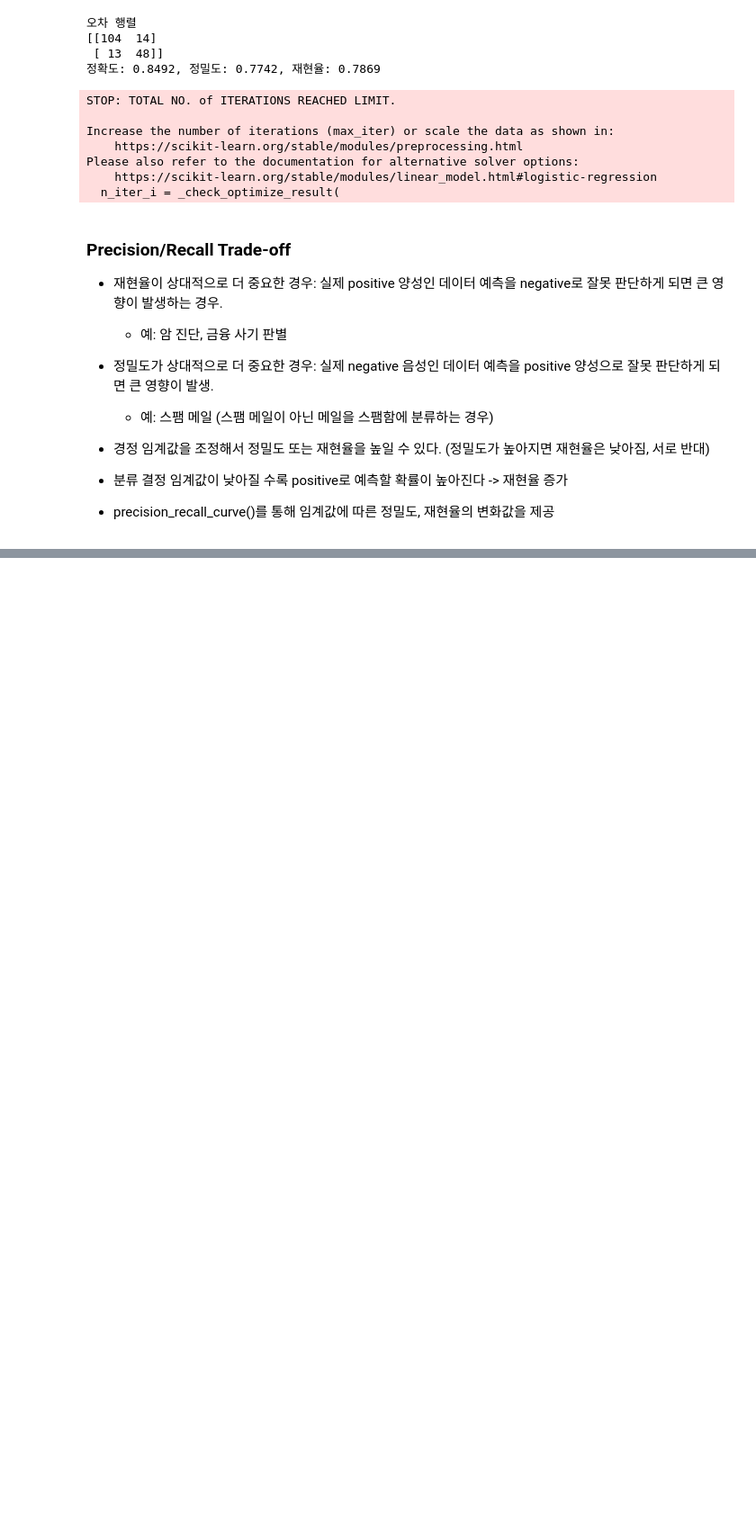
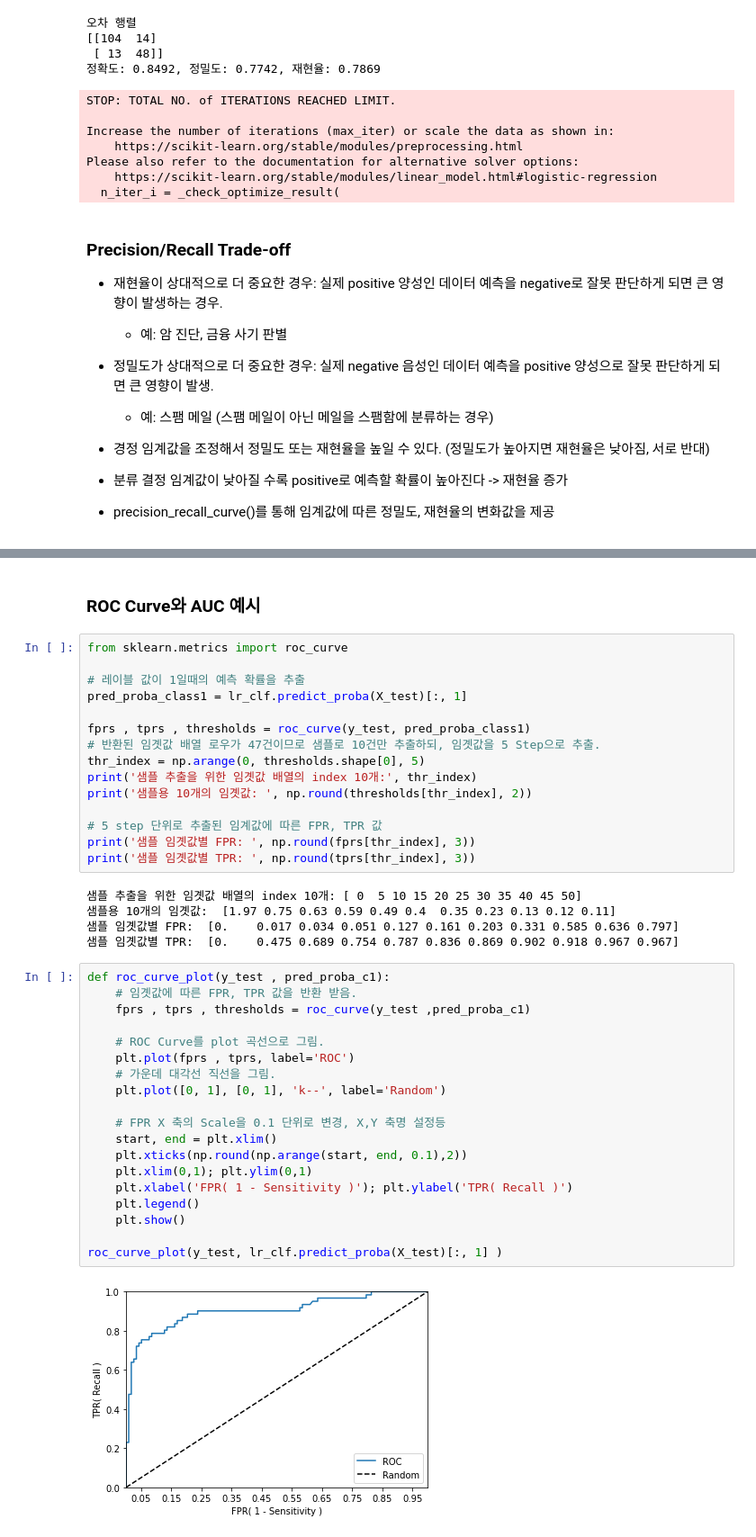
Before and after one commit to DAWUNHAN/Machine-Learning, a Jupyter notebook: 평가_정확도.ipynb, the cells around one changed output, grey strips where cells are left out. Shown: that part at 90% size. Cells and saved outputs as stored; diff of their text form; blank space fills up the shorter version.

```diff
--- a/평가_정확도.ipynb
+++ b/평가_정확도.ipynb
@@ -257,0 +472,43 @@ Please also refer to the documentation for alternative solver options:
+# %% [markdown]
+### ROC Curve와 AUC 예시
+# %%
+from sklearn.metrics import roc_curve
+
+# 레이블 값이 1일때의 예측 확률을 추출
+pred_proba_class1 = lr_clf.predict_proba(X_test)[:, 1]
+
+fprs , tprs , thresholds = roc_curve(y_test, pred_proba_class1)
+# 반환된 임곗값 배열 로우가 47건이므로 샘플로 10건만 추출하되, 임곗값을 5 Step으로 추출.
+thr_index = np.arange(0, thresholds.shape[0], 5)
+print('샘플 추출을 위한 임곗값 배열의 index 10개:', thr_index)
+print('샘플용 10개의 임곗값: ', np.round(thresholds[thr_index], 2))
+
+# 5 step 단위로 추출된 임계값에 따른 FPR, TPR 값
+print('샘플 임곗값별 FPR: ', np.round(fprs[thr_index], 3))
+print('샘플 임곗값별 TPR: ', np.round(tprs[thr_index], 3))
+# %% [output]
+샘플 추출을 위한 임곗값 배열의 index 10개: [ 0  5 10 15 20 25 30 35 40 45 50]
+샘플용 10개의 임곗값:  [1.97 0.75 0.63 0.59 0.49 0.4  0.35 0.23 0.13 0.12 0.11]
+샘플 임곗값별 FPR:  [0.    0.017 0.034 0.051 0.127 0.161 0.203 0.331 0.585 0.636 0.797]
+샘플 임곗값별 TPR:  [0.    0.475 0.689 0.754 0.787 0.836 0.869 0.902 0.918 0.967 0.967]
+# %%
+def roc_curve_plot(y_test , pred_proba_c1):
+    # 임곗값에 따른 FPR, TPR 값을 반환 받음.
+    fprs , tprs , thresholds = roc_curve(y_test ,pred_proba_c1)
+
+    # ROC Curve를 plot 곡선으로 그림.
+    plt.plot(fprs , tprs, label='ROC')
+    # 가운데 대각선 직선을 그림.
+    plt.plot([0, 1], [0, 1], 'k--', label='Random')
+
+    # FPR X 축의 Scale을 0.1 단위로 변경, X,Y 축명 설정등
+    start, end = plt.xlim()
+    plt.xticks(np.round(np.arange(start, end, 0.1),2))
+    plt.xlim(0,1); plt.ylim(0,1)
+    plt.xlabel('FPR( 1 - Sensitivity )'); plt.ylabel('TPR( Recall )')
+    plt.legend()
+    plt.show()
+
+roc_curve_plot(y_test, lr_clf.predict_proba(X_test)[:, 1] )
+# %% [output]
+[figure, added]
```
Also changed, not shown: parts of 17 cells of this notebook, 2 other files.
